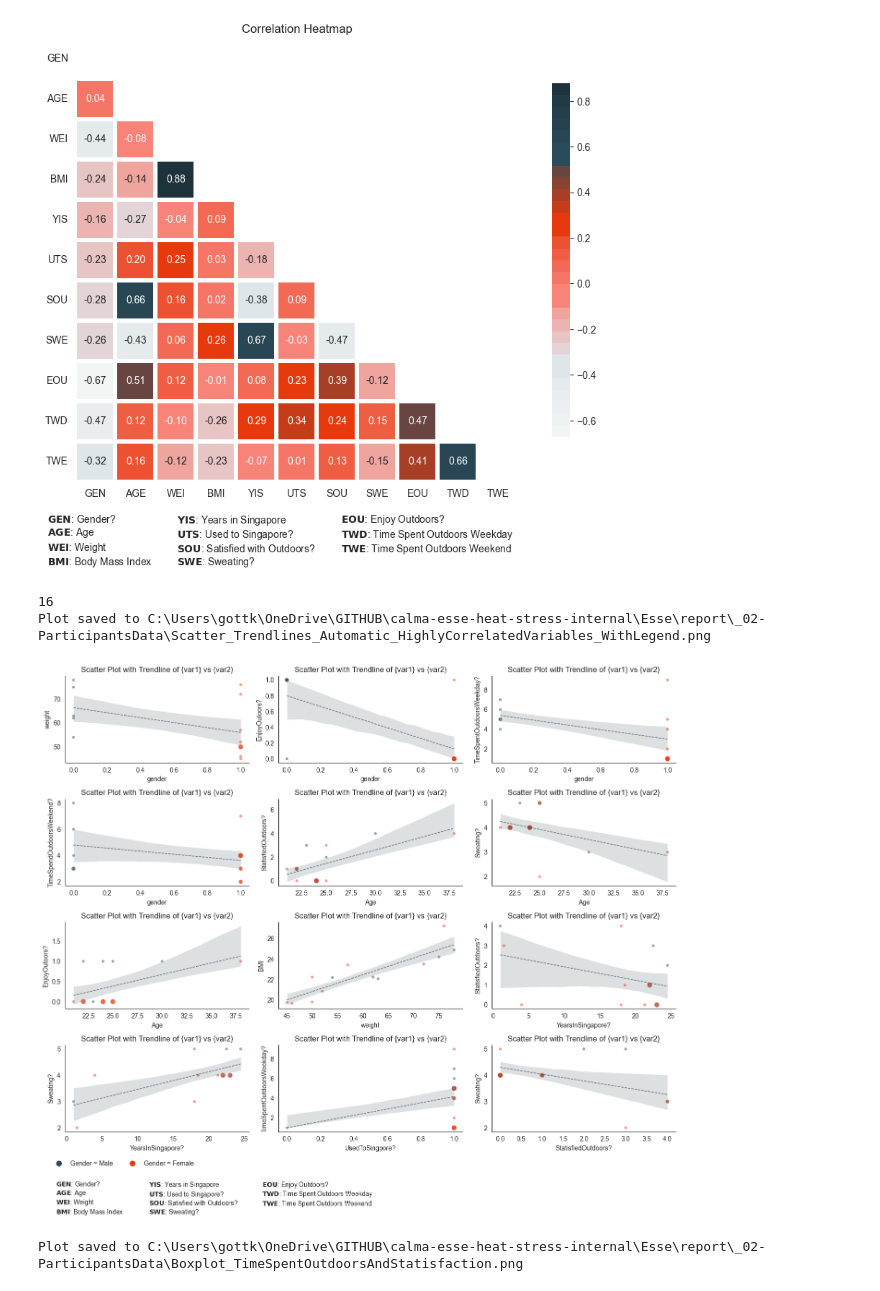
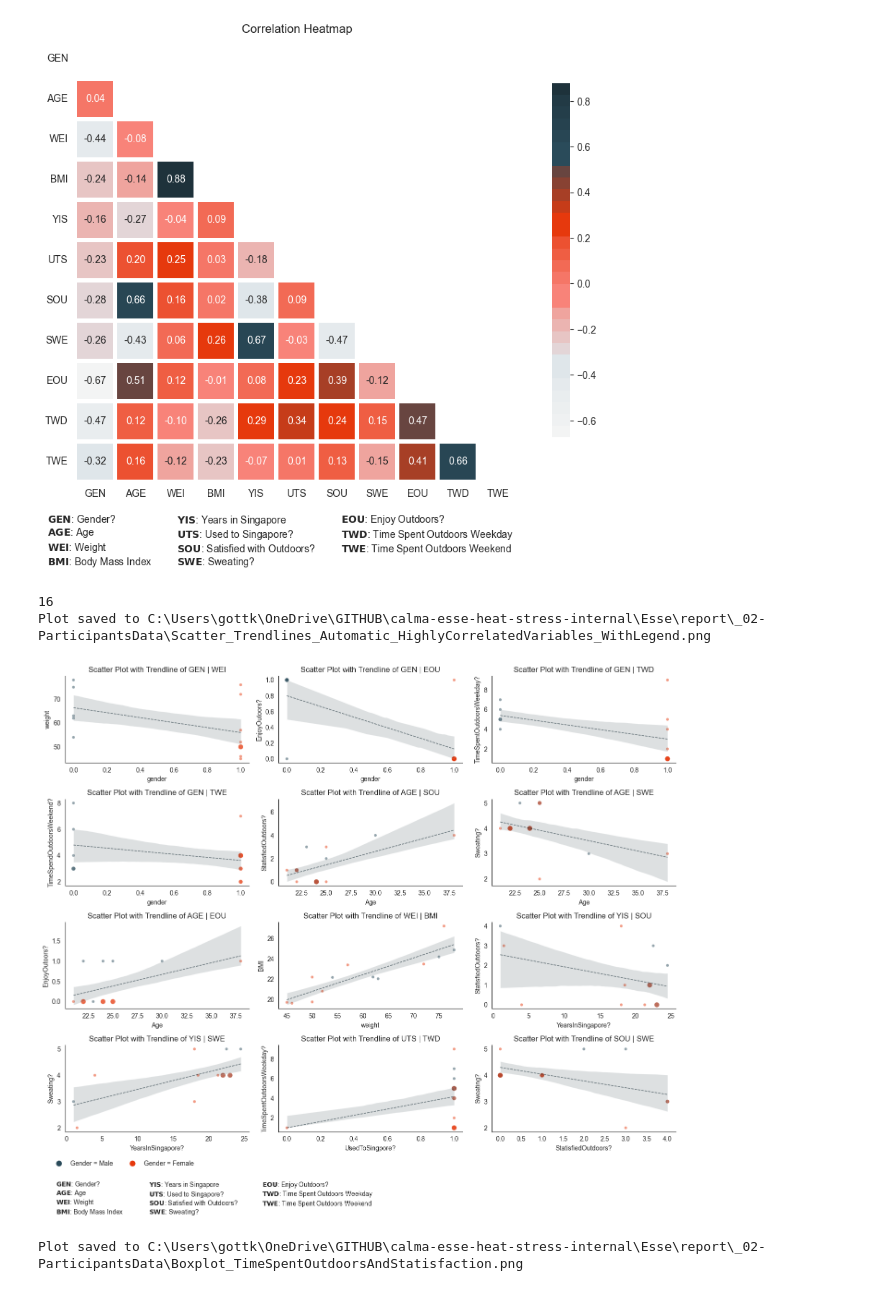
Before and after one commit to buds-lab/calma-esse-heat-stress-public, a Jupyter notebook: Esse/src/Participants_Antro.ipynb, the cells around one changed output. Cells and saved outputs as stored; diff of their text form; code cells hidden in the pictures.

Commit message:
Title fix for correlation plots

```diff
--- a/Esse/src/Participants_Antro.ipynb
+++ b/Esse/src/Participants_Antro.ipynb
@@ -391,41 +391,41 @@ for i, (var1, var2) in enumerate(pairs):
         ax=ax
     )
 
-    ax.set_title(r'Scatter Plot with Trendline of {var1} vs {var2}')
+    ax.set_title(f'Scatter Plot with Trendline of {var1} | {var2}')
     ax.set_xlabel(columns_inv[var1])
     ax.set_ylabel(columns_inv[var2])
     ax.legend_.remove()
     sns.despine(ax=ax)
 
 # Create a custom legend
 handles = [
     plt.Line2D([0], [0], marker='o', color='w', label='Gender = Male', markerfacecolor=color_deepseablue, markersize=10),
     plt.Line2D([0], [0], marker='o', color='w', label='Gender = Female', markerfacecolor=color_vulcanfire, markersize=10)
 ]
 fig.legend(handles=handles, loc='lower center', ncol=2, bbox_to_anchor=(0.135, 0.075), frameon=False)
 
 plt.figtext(0.0315, 0, "\n".join(explanations_a), ha="left", fontsize=10)
 plt.figtext(0.175, 0, "\n".join(explanations_b), ha="left", fontsize=10)
 plt.figtext(0.35, 0, "\n".join(explanations_c), ha="left", fontsize=10)
 
 # Adjust layout
 plt.tight_layout(rect=[0, 0.1, 1, 1])  # Adjust the bottom to fit the legend
 
 # Save the plot to the specified filepath
 filepath = os.path.join(filepath_dir, "Scatter_Trendlines_Automatic_HighlyCorrelatedVariables_WithLegend.png")
 if filepath:
     directory = os.path.dirname(filepath)
     if not os.path.exists(directory):
         os.makedirs(directory)
     plt.savefig(filepath, bbox_inches='tight', pad_inches=0.1)
     print(f"Plot saved to {filepath}")
 
 # Show the plot
 plt.show()
 # %% [output]
 16
 Plot saved to C:\Users\gottk\OneDrive\GITHUB\calma-esse-heat-stress-internal\Esse\report\_02-ParticipantsData\Scatter_Trendlines_Automatic_HighlyCorrelatedVariables_WithLegend.png
-[figure, old version]
+[figure, new version]
 # %%
 plt.figure(figsize=(14, 6))
 plt.subplot(1, 2, 1)
```
Also changed, not shown: 1 other file.
